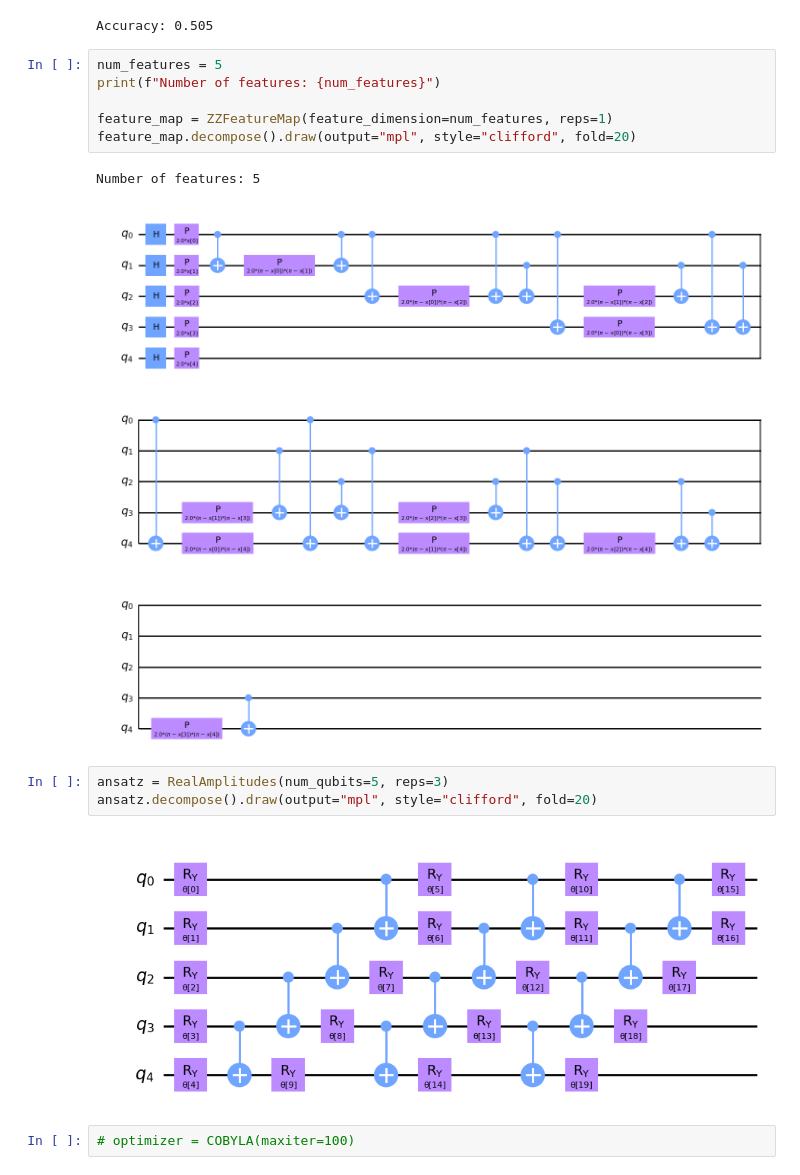
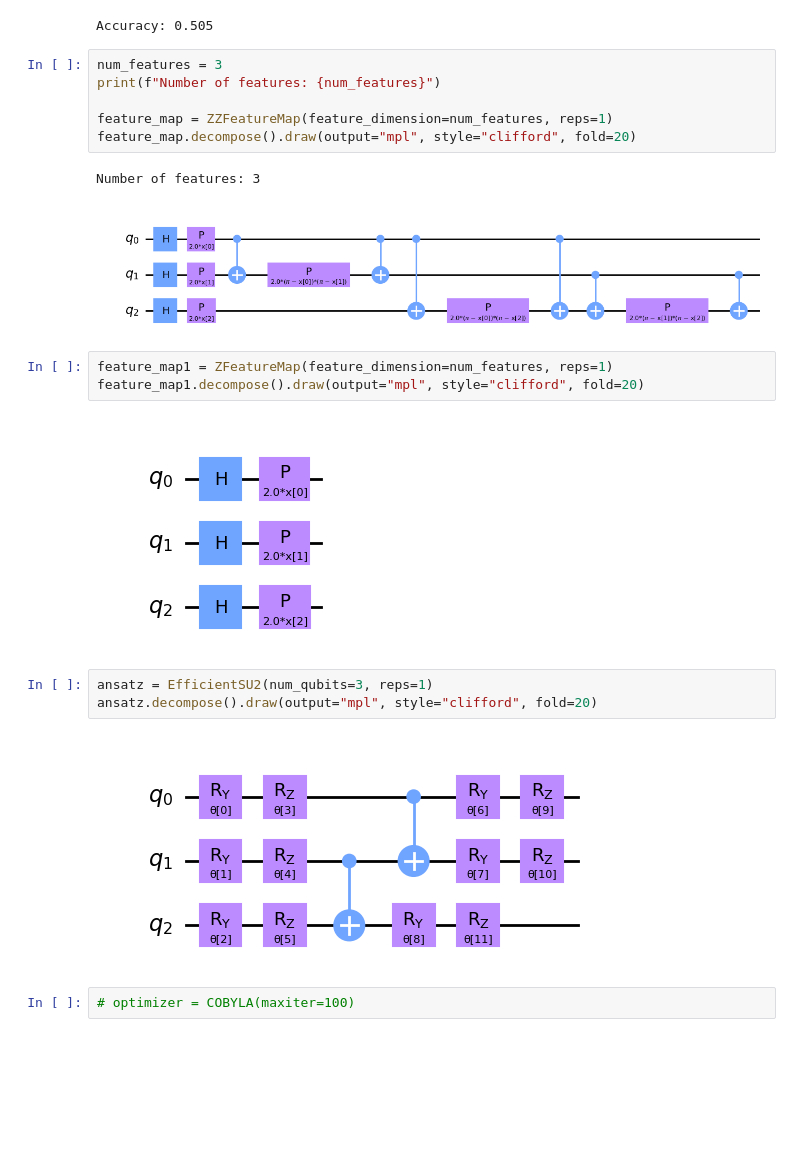
Before and after one commit to Rithvik-Rajesh/classical-quantum-sketch-ml, a Jupyter notebook: Quantum/QML.ipynb, the cells around one changed output. Cells and saved outputs as stored; diff of their text form; blank space fills up the shorter version.

```diff
--- a/Quantum/QML.ipynb
+++ b/Quantum/QML.ipynb
@@ -170,19 +170,24 @@ print("Accuracy:", accuracy_score(test_labels, y_pred))
 # %% [output]
 Accuracy: 0.505
 # %%
-num_features = 5
+num_features = 3
 print(f"Number of features: {num_features}")
 
 feature_map = ZZFeatureMap(feature_dimension=num_features, reps=1)
 feature_map.decompose().draw(output="mpl", style="clifford", fold=20)
 # %% [output]
-Number of features: 5
+Number of features: 3
-[figure, old version]
+[figure, new version]
+# %%
+feature_map1 = ZFeatureMap(feature_dimension=num_features, reps=1)
+feature_map1.decompose().draw(output="mpl", style="clifford", fold=20)
+# %% [output]
+[figure, added]
 # %%
-ansatz = RealAmplitudes(num_qubits=5, reps=3)
+ansatz = EfficientSU2(num_qubits=3, reps=1)
 ansatz.decompose().draw(output="mpl", style="clifford", fold=20)
 # %% [output]
-[figure, old version]
+[figure, new version]
 # %%
 # optimizer = COBYLA(maxiter=100)
 # %%
```
Also changed, not shown: 1 other file.
